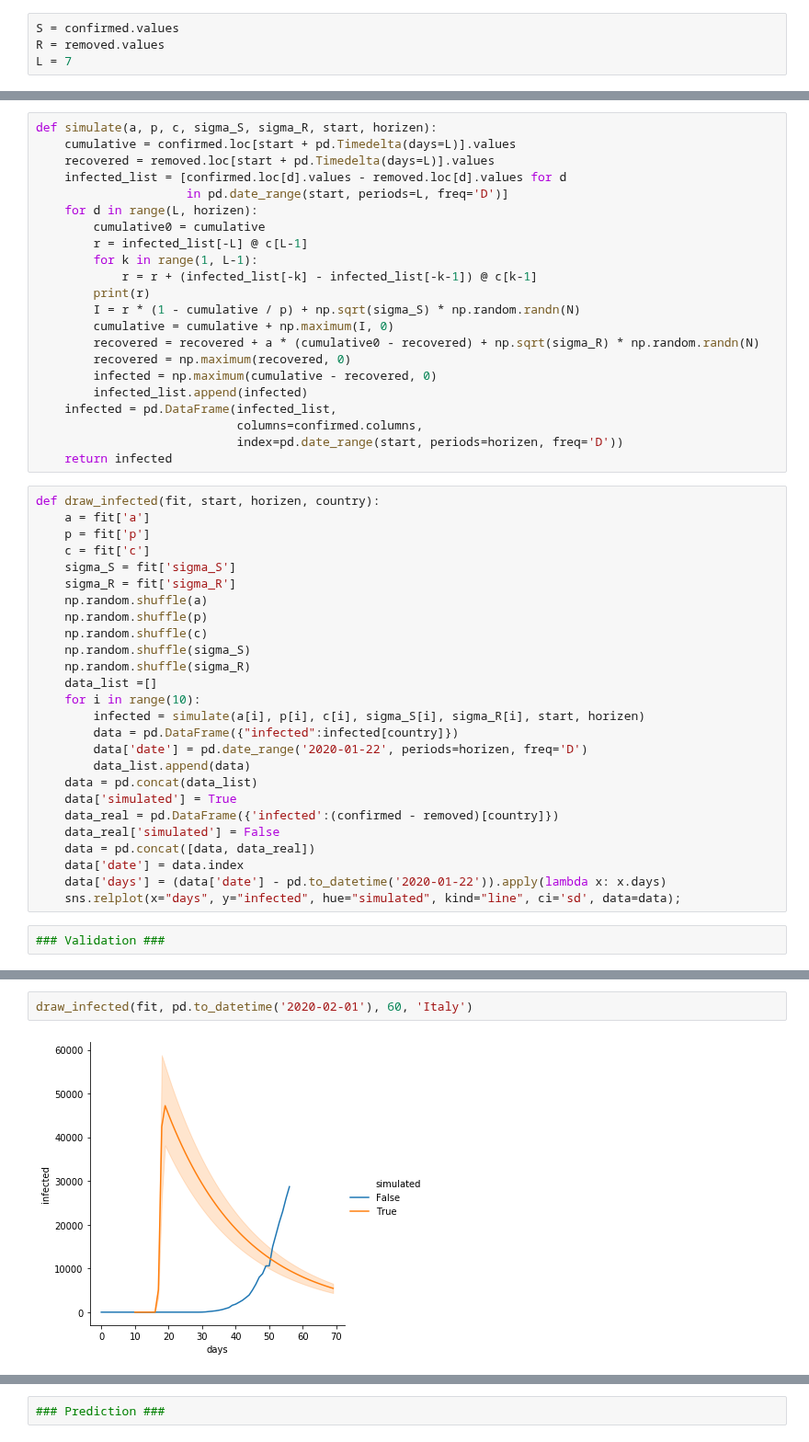
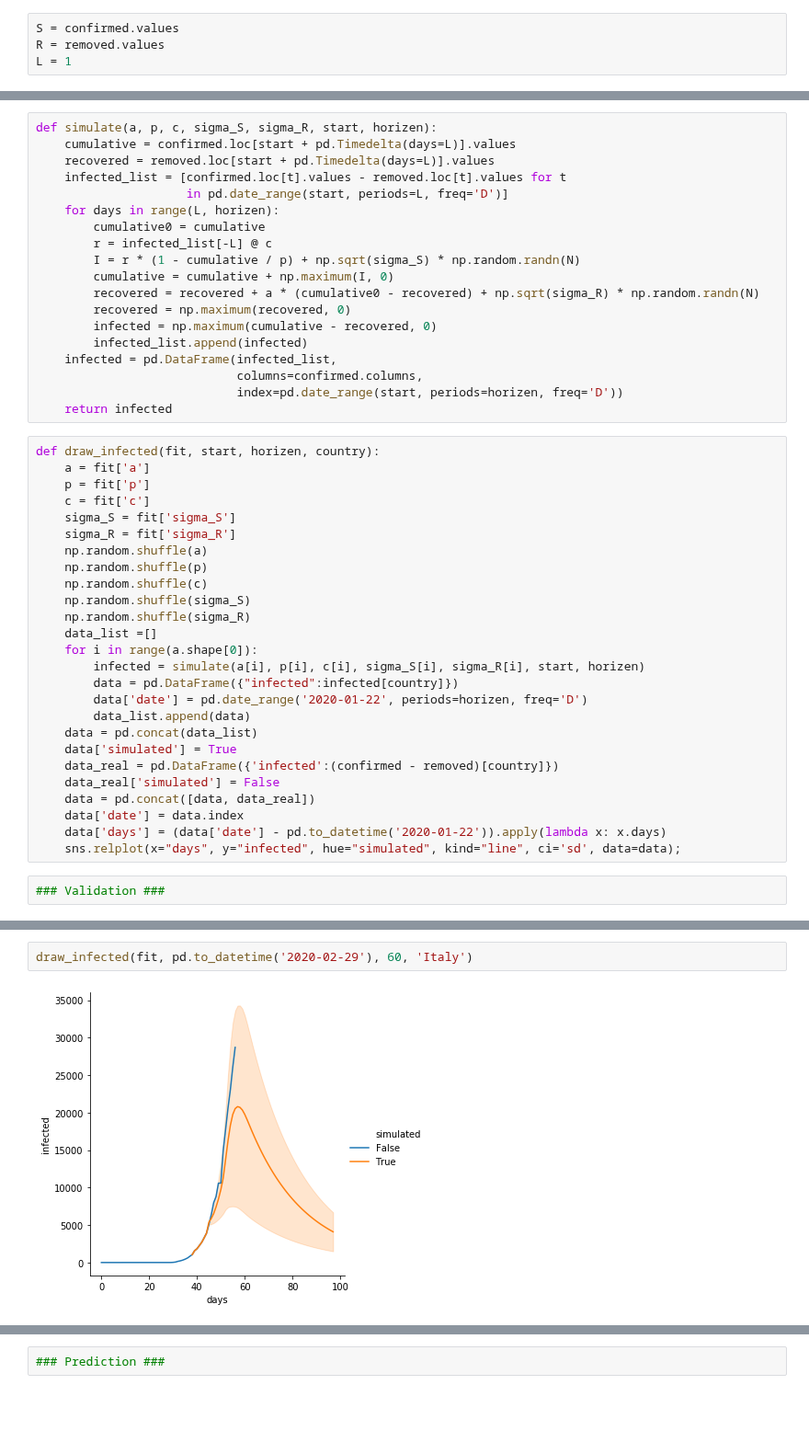
Before and after one commit to yoriyuki/COVID-19, a Jupyter notebook: prediction/COVID-19.ipynb, the cells around one changed output, grey strips where cells are left out. Shown at 92% size. Cells and saved outputs as stored; diff of their text form; blank space fills up the shorter version.

```diff
--- a/prediction/COVID-19.ipynb
+++ b/prediction/COVID-19.ipynb
@@ -39,5 +39,5 @@ removed = recovered + death
 # %%
 S = confirmed.values
 R = removed.values
-L = 7
+L = 1
 # %%
@@ -58,14 +68,11 @@ N = S.shape[1]
 def simulate(a, p, c, sigma_S, sigma_R, start, horizen):
     cumulative = confirmed.loc[start + pd.Timedelta(days=L)].values
     recovered = removed.loc[start + pd.Timedelta(days=L)].values
-    infected_list = [confirmed.loc[d].values - removed.loc[d].values for d
+    infected_list = [confirmed.loc[t].values - removed.loc[t].values for t
                      in pd.date_range(start, periods=L, freq='D')]
-    for d in range(L, horizen):
+    for days in range(L, horizen):
         cumulative0 = cumulative
-        r = infected_list[-L] @ c[L-1]
-        for k in range(1, L-1):
-            r = r + (infected_list[-k] - infected_list[-k-1]) @ c[k-1]
-        print(r)
+        r = infected_list[-L] @ c
         I = r * (1 - cumulative / p) + np.sqrt(sigma_S) * np.random.randn(N)
         cumulative = cumulative + np.maximum(I, 0)
         recovered = recovered + a * (cumulative0 - recovered) + np.sqrt(sigma_R) * np.random.randn(N)
@@ -89,7 +96,7 @@ def draw_infected(fit, start, horizen, country):
     np.random.shuffle(sigma_S)
     np.random.shuffle(sigma_R)
     data_list =[]
-    for i in range(10):
+    for i in range(a.shape[0]):
         infected = simulate(a[i], p[i], c[i], sigma_S[i], sigma_R[i], start, horizen)
         data = pd.DataFrame({"infected":infected[country]})
         data['date'] = pd.date_range('2020-01-22', periods=horizen, freq='D')
@@ -128,5 +118,5 @@ draw_infected(fit, pd.to_datetime('2020-02-01'), 10, 'China')
 # %%
-draw_infected(fit, pd.to_datetime('2020-02-01'), 60, 'Italy')
+draw_infected(fit, pd.to_datetime('2020-02-29'), 60, 'Italy')
 # %% [output]
-[figure, old version]
+[figure, new version]
 # %%
```
Also changed, not shown: parts of 17 cells of this notebook, 1 other file.
